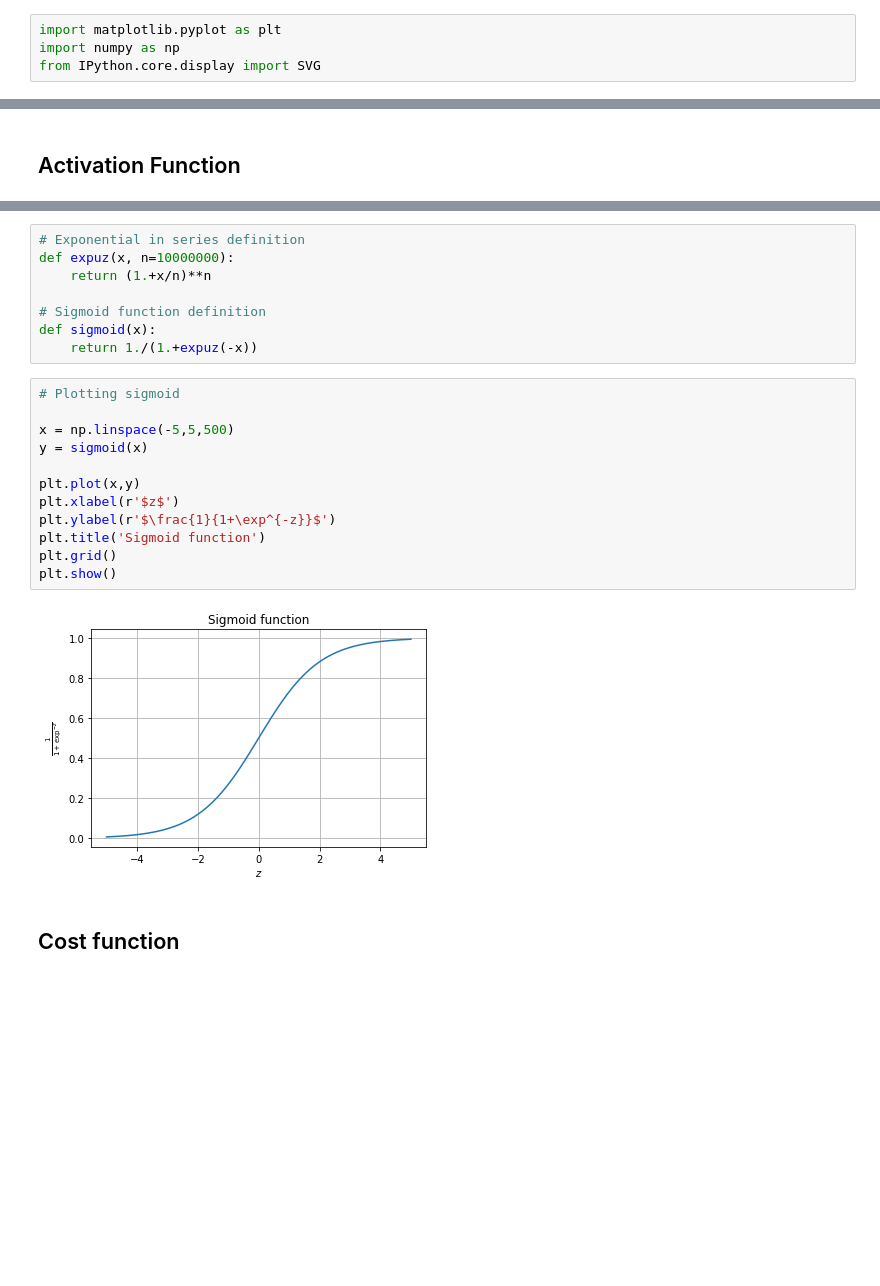
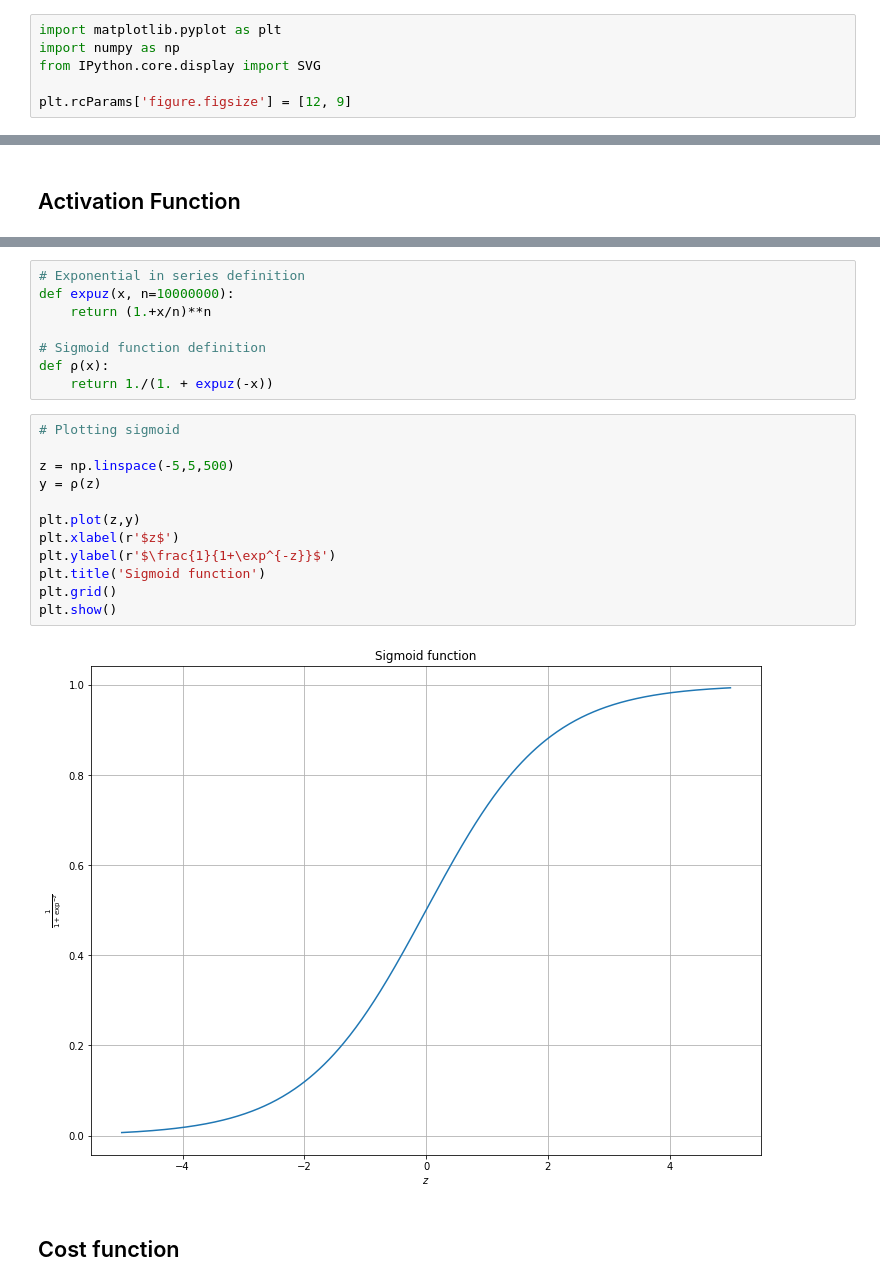
Before and after one commit to uzmargomez/neuron, a Jupyter notebook: simple_neuron.ipynb, the cells around one changed output, grey strips where cells are left out. Drawn from its saved outputs; the diff is of its cells as text; blank space fills up the shorter version.

```diff
--- a/simple_neuron.ipynb
+++ b/simple_neuron.ipynb
@@ -2,6 +2,8 @@
 import matplotlib.pyplot as plt
 import numpy as np
 from IPython.core.display import SVG
+
+plt.rcParams['figure.figsize'] = [12, 9]
 # %% [markdown]
 # Simple Neuron from the Ground Up
 # %% [markdown]
@@ -47,22 +49,22 @@ def expuz(x, n=10000000):
     return (1.+x/n)**n
 
 # Sigmoid function definition
-def sigmoid(x):
-    return 1./(1.+expuz(-x))
+def ρ(x):
+    return 1./(1. + expuz(-x))
 # %%
 # Plotting sigmoid
 
-x = np.linspace(-5,5,500)
-y = sigmoid(x)
+z = np.linspace(-5,5,500)
+y = ρ(z)
 
-plt.plot(x,y)
+plt.plot(z,y)
 plt.xlabel(r'$z$')
 plt.ylabel(r'$\frac{1}{1+\exp^{-z}}$')
 plt.title('Sigmoid function')
 plt.grid()
 plt.show()
 # %% [output]
-[figure, old version]
+[figure, new version]
 # %% [markdown]
 ## Cost function
 # %% [markdown]
```
Also changed, not shown: parts of 11 cells of this notebook, 2 other files.
